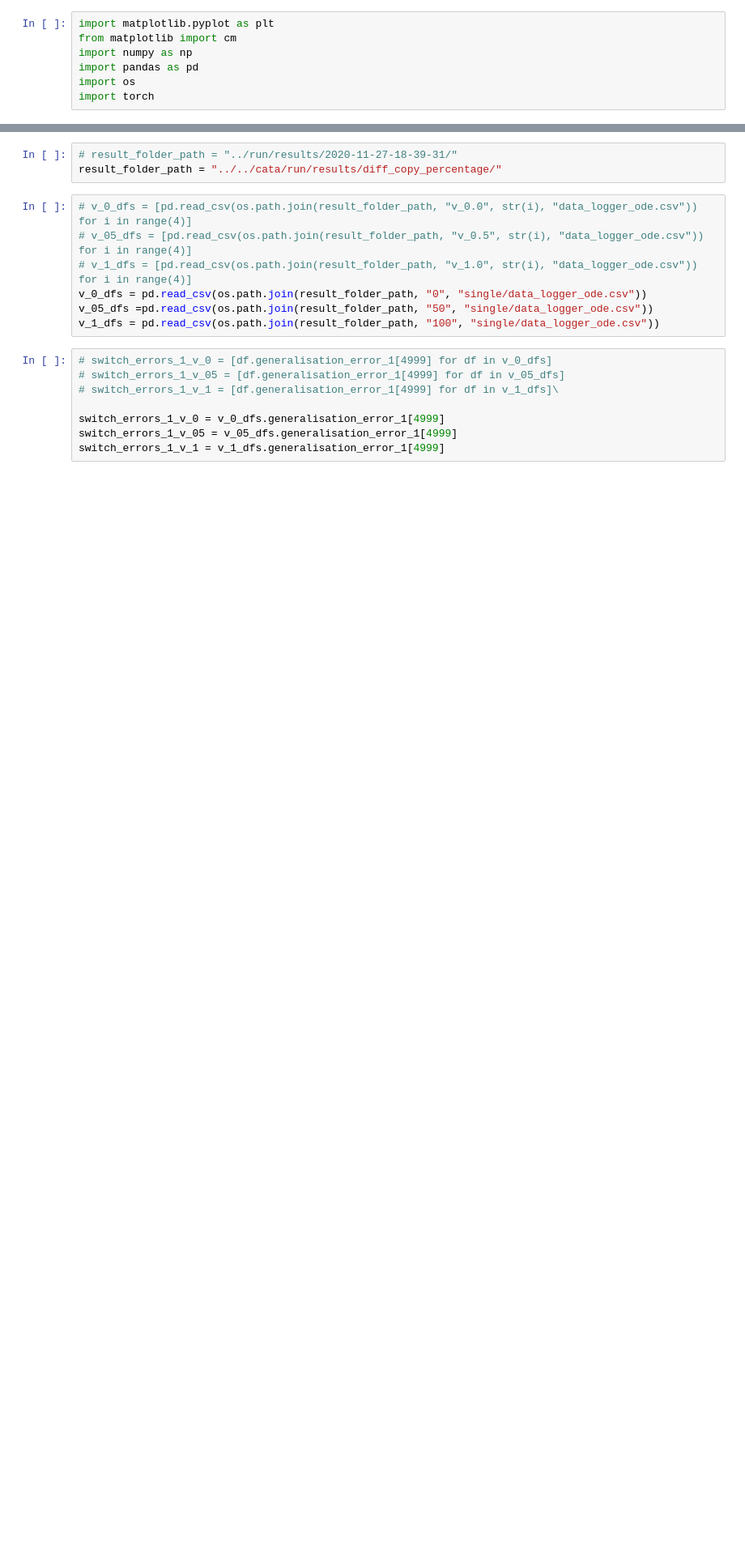
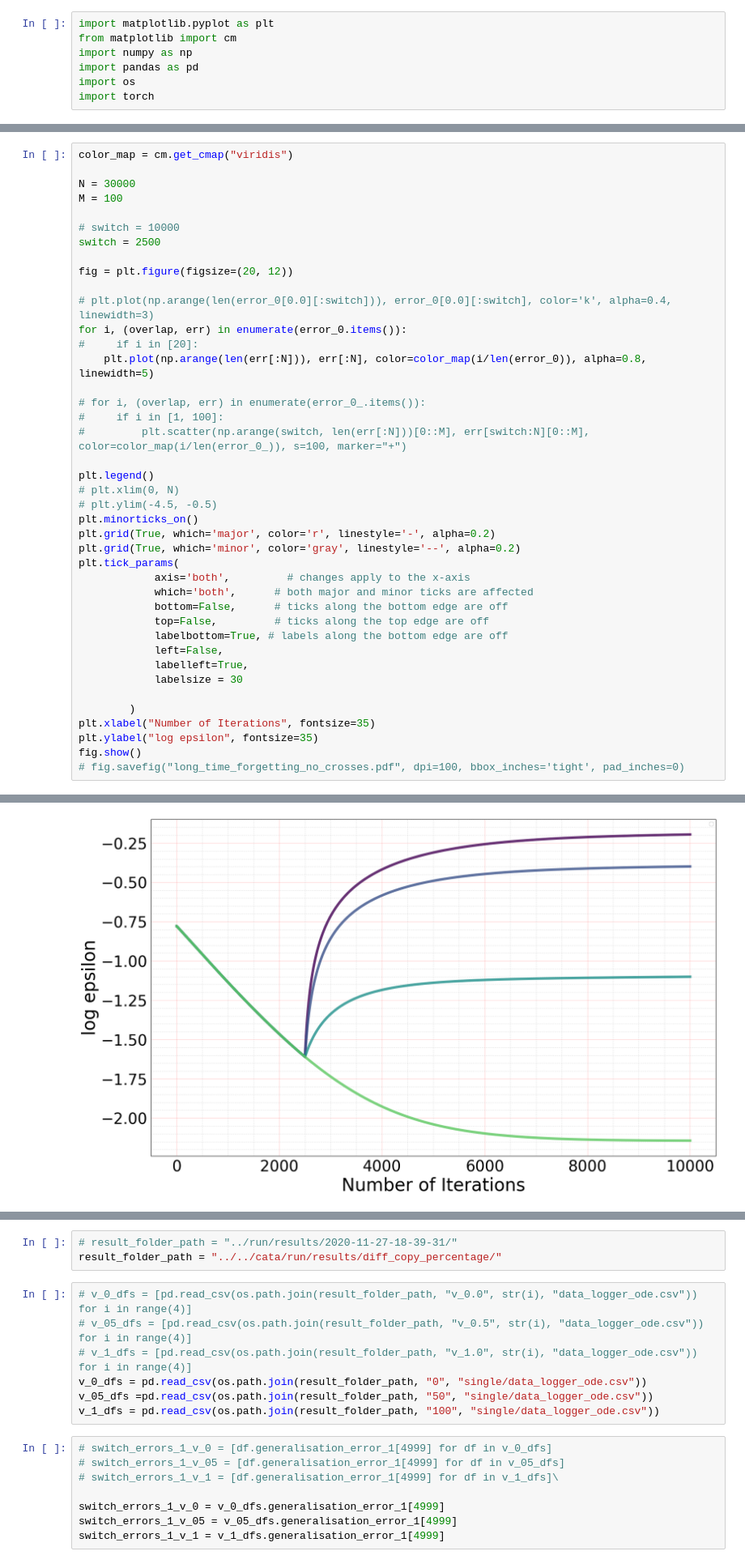
Before and after one commit to Lisa-ach/student_teacher_catastrophic, a Jupyter notebook: notes/Experiment1/Figure3.ipynb, the cells around one changed output, grey strips where cells are left out. Shown at 81% size. Saved outputs shown, nothing was run; the diff lists cells and outputs as text; blank space fills up the shorter version.

```diff
--- a/notes/Experiment1/Figure3.ipynb
+++ b/notes/Experiment1/Figure3.ipynb
@@ -7,0 +66,42 @@ import torch
+# %%
+color_map = cm.get_cmap("viridis")
+
+N = 30000
+M = 100
+
+# switch = 10000
+switch = 2500
+
+fig = plt.figure(figsize=(20, 12))
+
+# plt.plot(np.arange(len(error_0[0.0][:switch])), error_0[0.0][:switch], color='k', alpha=0.4, linewidth=3)
+for i, (overlap, err) in enumerate(error_0.items()):
+#     if i in [20]:
+    plt.plot(np.arange(len(err[:N])), err[:N], color=color_map(i/len(error_0)), alpha=0.8, linewidth=5)
+
+# for i, (overlap, err) in enumerate(error_0_.items()):
+#     if i in [1, 100]:
+#         plt.scatter(np.arange(switch, len(err[:N]))[0::M], err[switch:N][0::M], color=color_map(i/len(error_0_)), s=100, marker="+")
+
+plt.legend()
+# plt.xlim(0, N)
+# plt.ylim(-4.5, -0.5)
+plt.minorticks_on()
+plt.grid(True, which='major', color='r', linestyle='-', alpha=0.2)
+plt.grid(True, which='minor', color='gray', linestyle='--', alpha=0.2)
+plt.tick_params(
+            axis='both',         # changes apply to the x-axis
+            which='both',      # both major and minor ticks are affected
+            bottom=False,      # ticks along the bottom edge are off
+            top=False,         # ticks along the top edge are off
+            labelbottom=True, # labels along the bottom edge are off
+            left=False,
+            labelleft=True,
+            labelsize = 30
+
+        )
+plt.xlabel("Number of Iterations", fontsize=35)
+plt.ylabel("log epsilon", fontsize=35)
+fig.show()
+# fig.savefig("long_time_forgetting_no_crosses.pdf", dpi=100, bbox_inches='tight', pad_inches=0)
+# %% [output]
@@ -7,0 +109 @@ import torch
+[figure, added]
```
Also changed, not shown: parts of 11 cells of this notebook.
